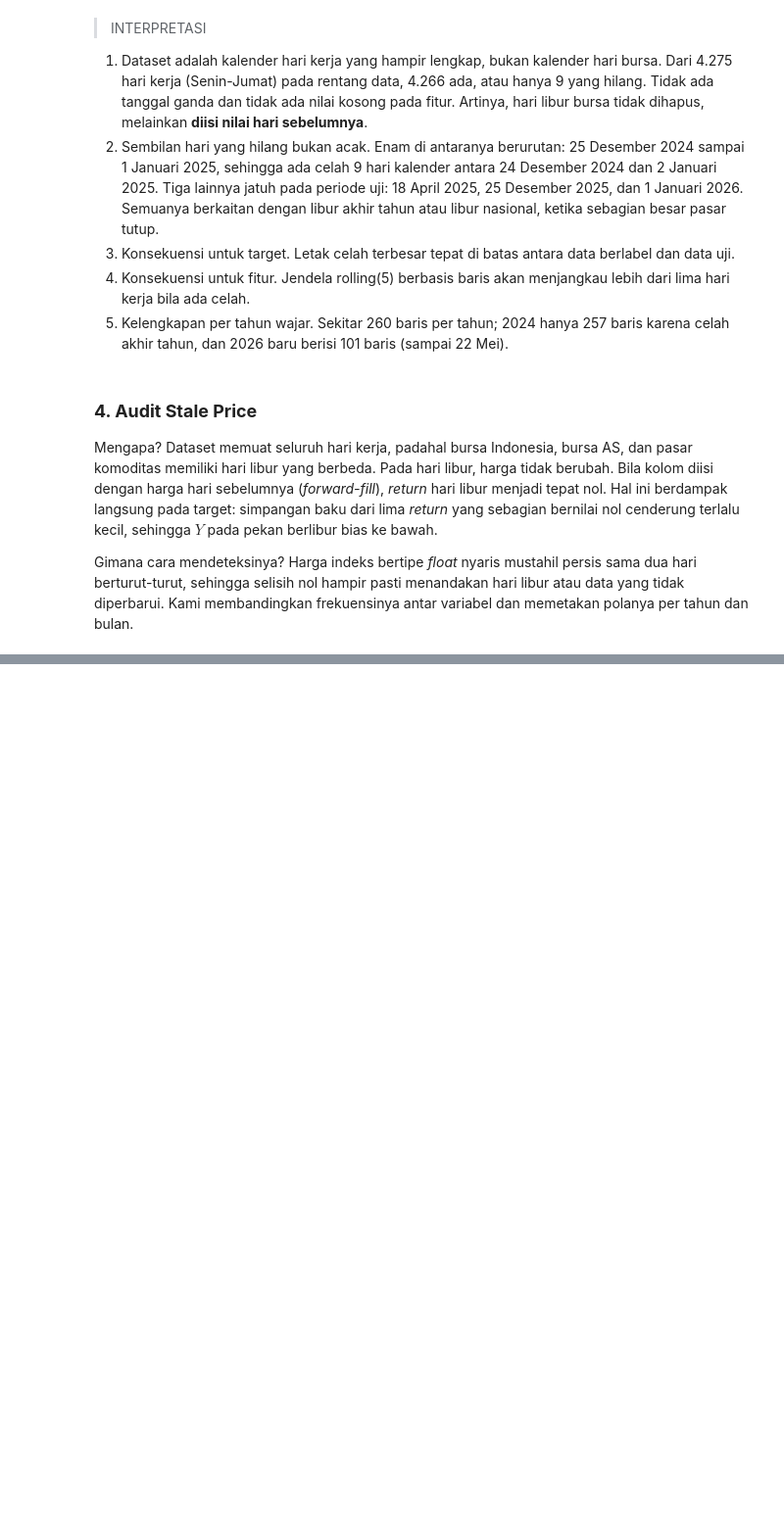
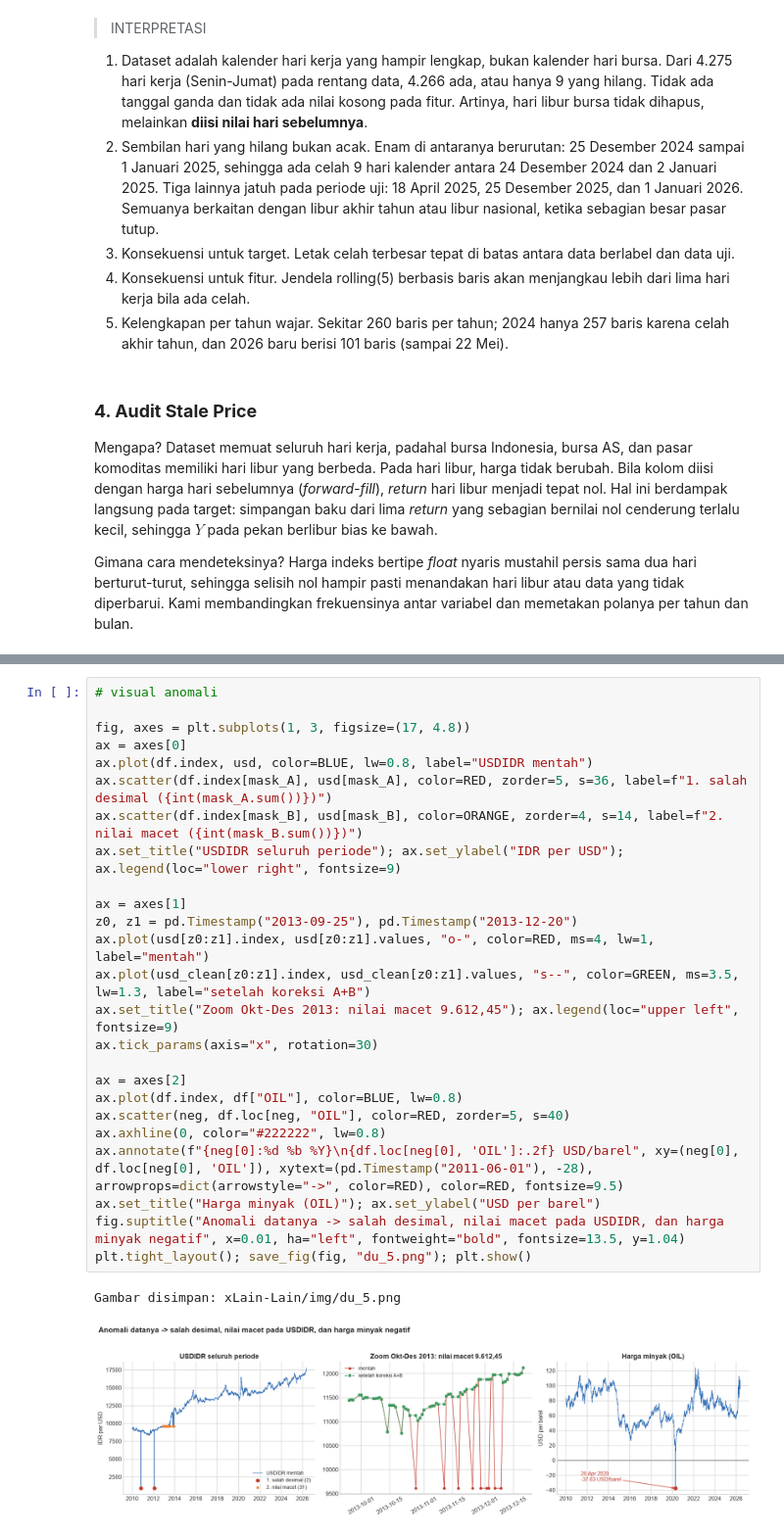
Before and after one commit to g3raldatsc/inception2026, a Jupyter notebook: Notebook/2_data_understanding.ipynb, the cells around one changed output, grey strips where cells are left out. Shown at 98% size. Drawn from its saved outputs; the diff is of its cells as text; blank space fills up the shorter version.

```diff
--- a/Notebook/2_data_understanding.ipynb
+++ b/Notebook/2_data_understanding.ipynb
@@ -292,0 +577,28 @@ Gambar disimpan: xLain-Lain/img/du_1.png
+# %%
+# visual anomali
+
+fig, axes = plt.subplots(1, 3, figsize=(17, 4.8))
+ax = axes[0]
+ax.plot(df.index, usd, color=BLUE, lw=0.8, label="USDIDR mentah")
+ax.scatter(df.index[mask_A], usd[mask_A], color=RED, zorder=5, s=36, label=f"1. salah desimal ({int(mask_A.sum())})")
+ax.scatter(df.index[mask_B], usd[mask_B], color=ORANGE, zorder=4, s=14, label=f"2. nilai macet ({int(mask_B.sum())})")
+ax.set_title("USDIDR seluruh periode"); ax.set_ylabel("IDR per USD"); ax.legend(loc="lower right", fontsize=9)
+
+ax = axes[1]
+z0, z1 = pd.Timestamp("2013-09-25"), pd.Timestamp("2013-12-20")
+ax.plot(usd[z0:z1].index, usd[z0:z1].values, "o-", color=RED, ms=4, lw=1, label="mentah")
+ax.plot(usd_clean[z0:z1].index, usd_clean[z0:z1].values, "s--", color=GREEN, ms=3.5, lw=1.3, label="setelah koreksi A+B")
+ax.set_title("Zoom Okt-Des 2013: nilai macet 9.612,45"); ax.legend(loc="upper left", fontsize=9)
+ax.tick_params(axis="x", rotation=30)
+
+ax = axes[2]
+ax.plot(df.index, df["OIL"], color=BLUE, lw=0.8)
+ax.scatter(neg, df.loc[neg, "OIL"], color=RED, zorder=5, s=40)
+ax.axhline(0, color="#222222", lw=0.8)
+ax.annotate(f"{neg[0]:%d %b %Y}\n{df.loc[neg[0], 'OIL']:.2f} USD/barel", xy=(neg[0], df.loc[neg[0], 'OIL']), xytext=(pd.Timestamp("2011-06-01"), -28), arrowprops=dict(arrowstyle="->", color=RED), color=RED, fontsize=9.5)
+ax.set_title("Harga minyak (OIL)"); ax.set_ylabel("USD per barel")
+fig.suptitle("Anomali datanya -> salah desimal, nilai macet pada USDIDR, dan harga minyak negatif", x=0.01, ha="left", fontweight="bold", fontsize=13.5, y=1.04)
+plt.tight_layout(); save_fig(fig, "du_5.png"); plt.show()
+# %% [output]
+Gambar disimpan: xLain-Lain/img/du_5.png
+[figure, added]
```
Also changed, not shown: parts of 40 cells of this notebook, 16 other files.
